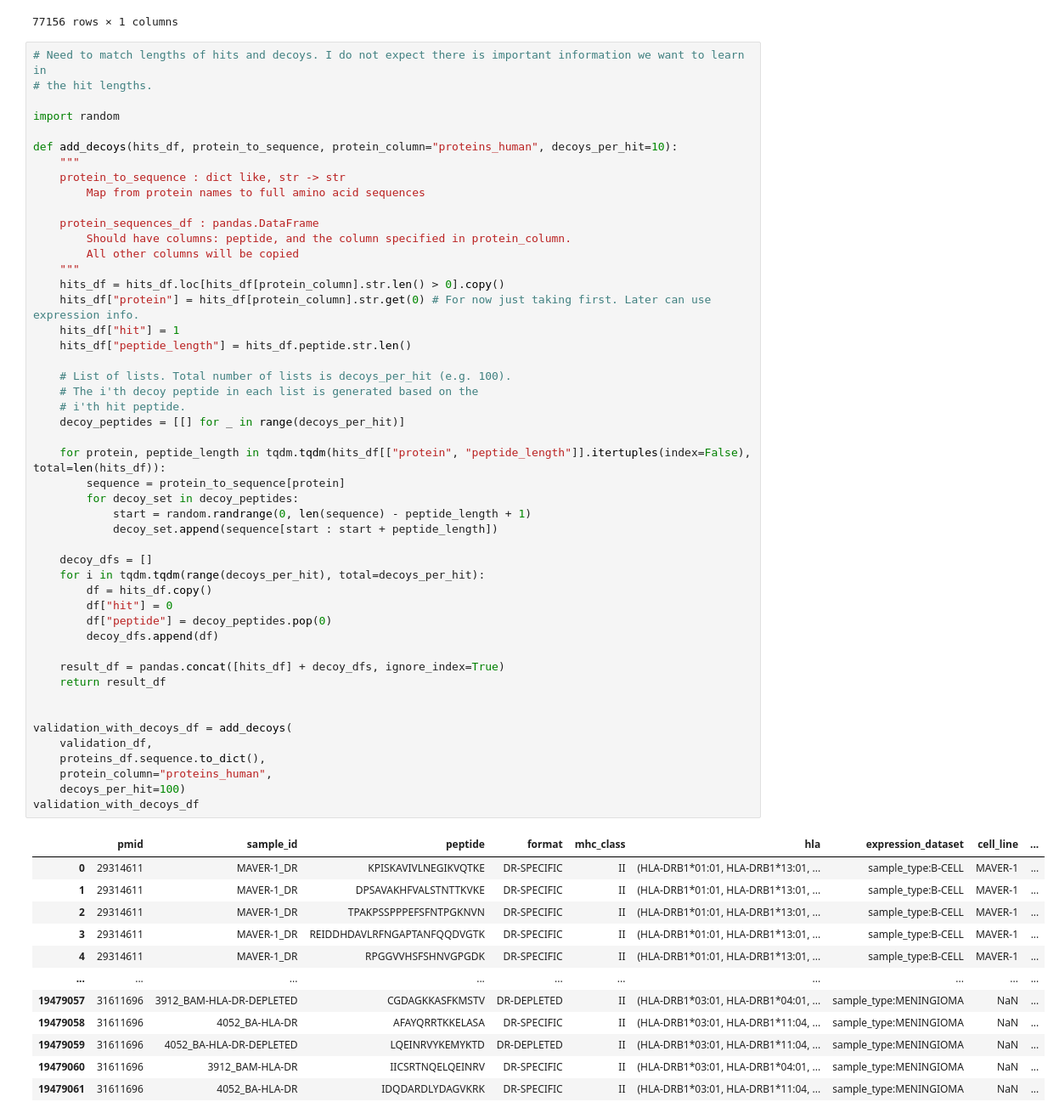
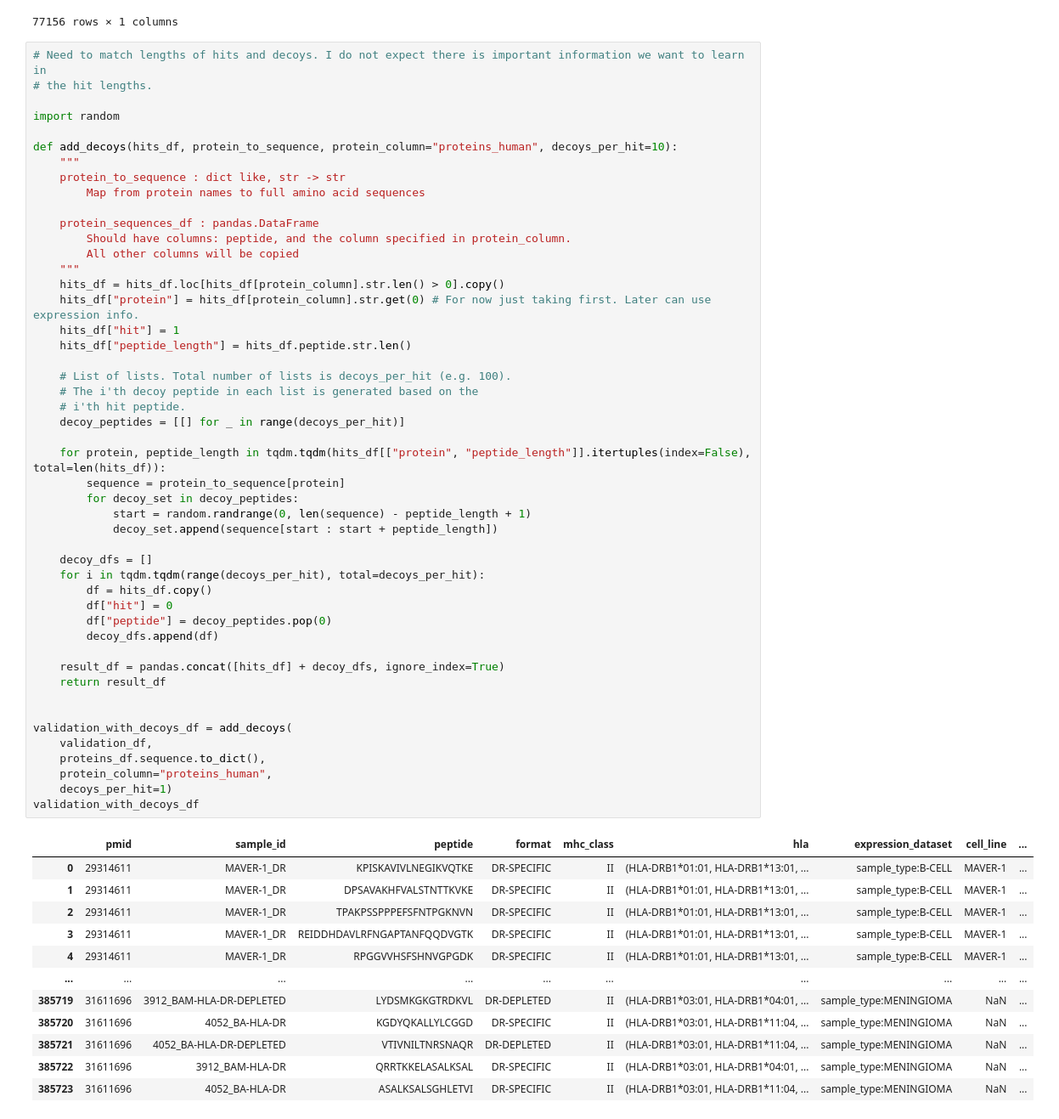
Before and after one commit to openvax/mhc2flurry, a Jupyter notebook: notebooks/1_simple_predictor_pan.ipynb, the cells around one changed output. Shown at 85% size. Drawn from its saved outputs; the diff is of its cells as text.

```diff
--- a/notebooks/1_simple_predictor_pan.ipynb
+++ b/notebooks/1_simple_predictor_pan.ipynb
@@ -297,36 +303,36 @@ def add_decoys(hits_df, protein_to_sequence, protein_column="proteins_human", de
     for protein, peptide_length in tqdm.tqdm(hits_df[["protein", "peptide_length"]].itertuples(index=False), total=len(hits_df)):
         sequence = protein_to_sequence[protein]
         for decoy_set in decoy_peptides:
             start = random.randrange(0, len(sequence) - peptide_length + 1)
             decoy_set.append(sequence[start : start + peptide_length])
 
     decoy_dfs = []
     for i in tqdm.tqdm(range(decoys_per_hit), total=decoys_per_hit):
         df = hits_df.copy()
         df["hit"] = 0
         df["peptide"] = decoy_peptides.pop(0)
         decoy_dfs.append(df)
 
     result_df = pandas.concat([hits_df] + decoy_dfs, ignore_index=True)
     return result_df
 
 
 validation_with_decoys_df = add_decoys(
     validation_df,
     proteins_df.sequence.to_dict(),
     protein_column="proteins_human",
-    decoys_per_hit=100)
+    decoys_per_hit=1)
 validation_with_decoys_df
 # %% [output]
 |  | pmid | sample_id | peptide | format | mhc_class | hla | expression_dataset | cell_line | ... |
 | 0 | 29314611 | MAVER-1_DR | KPISKAVIVLNEGIKVQTKE | DR-SPECIFIC | II | (HLA-DRB1*01:01, HLA-DRB1*13:01, ... | sample_type:B-CELL | MAVER-1 | ... |
 | 1 | 29314611 | MAVER-1_DR | DPSAVAKHFVALSTNTTKVKE | DR-SPECIFIC | II | (HLA-DRB1*01:01, HLA-DRB1*13:01, ... | sample_type:B-CELL | MAVER-1 | ... |
 | 2 | 29314611 | MAVER-1_DR | TPAKPSSPPPEFSFNTPGKNVN | DR-SPECIFIC | II | (HLA-DRB1*01:01, HLA-DRB1*13:01, ... | sample_type:B-CELL | MAVER-1 | ... |
 | 3 | 29314611 | MAVER-1_DR | REIDDHDAVLRFNGAPTANFQQDVGTK | DR-SPECIFIC | II | (HLA-DRB1*01:01, HLA-DRB1*13:01, ... | sample_type:B-CELL | MAVER-1 | ... |
 | 4 | 29314611 | MAVER-1_DR | RPGGVVHSFSHNVGPGDK | DR-SPECIFIC | II | (HLA-DRB1*01:01, HLA-DRB1*13:01, ... | sample_type:B-CELL | MAVER-1 | ... |
 | ... | ... | ... | ... | ... | ... | ... | ... | ... | ... |
-| 19479057 | 31611696 | 3912_BAM-HLA-DR-DEPLETED | CGDAGKKASFKMSTV | DR-DEPLETED | II | (HLA-DRB1*03:01, HLA-DRB1*04:01, ... | sample_type:MENINGIOMA | NaN | ... |
-| 19479058 | 31611696 | 4052_BA-HLA-DR | AFAYQRRTKKELASA | DR-SPECIFIC | II | (HLA-DRB1*03:01, HLA-DRB1*11:04, ... | sample_type:MENINGIOMA | NaN | ... |
-| 19479059 | 31611696 | 4052_BA-HLA-DR-DEPLETED | LQEINRVYKEMYKTD | DR-DEPLETED | II | (HLA-DRB1*03:01, HLA-DRB1*11:04, ... | sample_type:MENINGIOMA | NaN | ... |
-| 19479060 | 31611696 | 3912_BAM-HLA-DR | IICSRTNQELQEINRV | DR-SPECIFIC | II | (HLA-DRB1*03:01, HLA-DRB1*04:01, ... | sample_type:MENINGIOMA | NaN | ... |
-| 19479061 | 31611696 | 4052_BA-HLA-DR | IDQDARDLYDAGVKRK | DR-SPECIFIC | II | (HLA-DRB1*03:01, HLA-DRB1*11:04, ... | sample_type:MENINGIOMA | NaN | ... |
+| 385719 | 31611696 | 3912_BAM-HLA-DR-DEPLETED | LYDSMKGKGTRDKVL | DR-DEPLETED | II | (HLA-DRB1*03:01, HLA-DRB1*04:01, ... | sample_type:MENINGIOMA | NaN | ... |
+| 385720 | 31611696 | 4052_BA-HLA-DR | KGDYQKALLYLCGGD | DR-SPECIFIC | II | (HLA-DRB1*03:01, HLA-DRB1*11:04, ... | sample_type:MENINGIOMA | NaN | ... |
+| 385721 | 31611696 | 4052_BA-HLA-DR-DEPLETED | VTIVNILTNRSNAQR | DR-DEPLETED | II | (HLA-DRB1*03:01, HLA-DRB1*11:04, ... | sample_type:MENINGIOMA | NaN | ... |
+| 385722 | 31611696 | 3912_BAM-HLA-DR | QRRTKKELASALKSAL | DR-SPECIFIC | II | (HLA-DRB1*03:01, HLA-DRB1*04:01, ... | sample_type:MENINGIOMA | NaN | ... |
+| 385723 | 31611696 | 4052_BA-HLA-DR | ASALKSALSGHLETVI | DR-SPECIFIC | II | (HLA-DRB1*03:01, HLA-DRB1*11:04, ... | sample_type:MENINGIOMA | NaN | ... |
```
Also changed, not shown: parts of 19 cells of this notebook.
